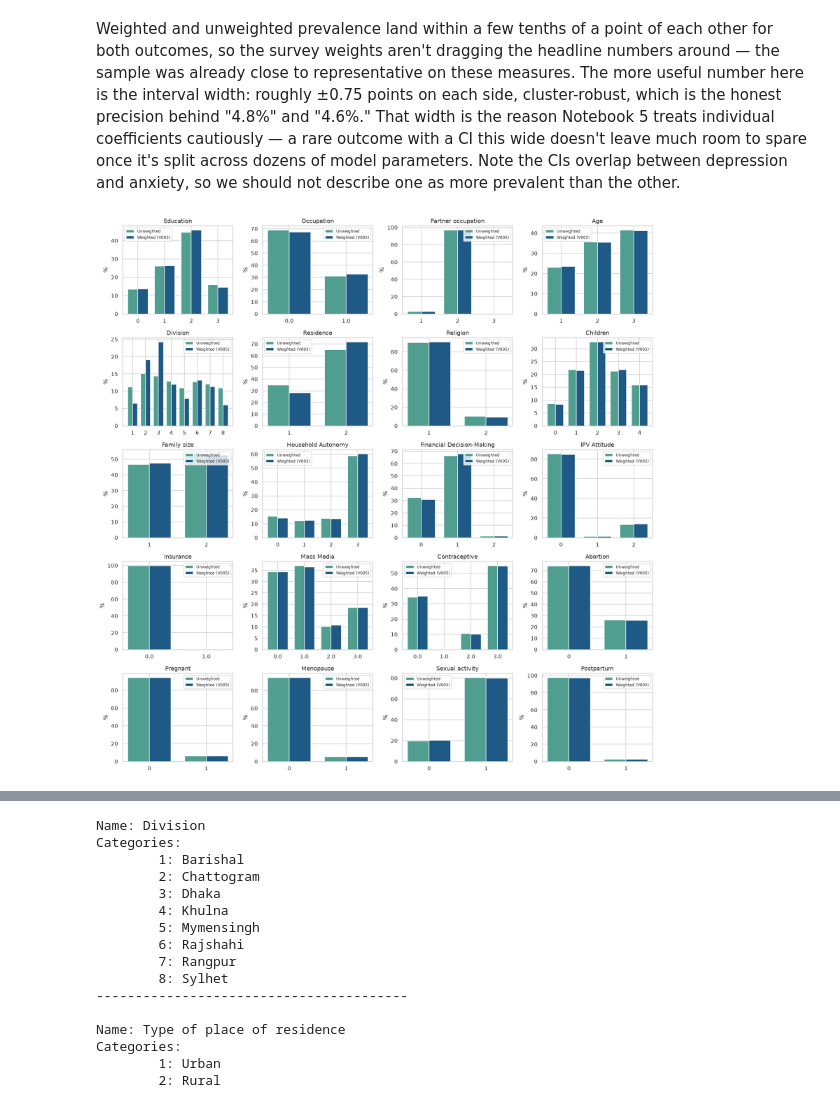
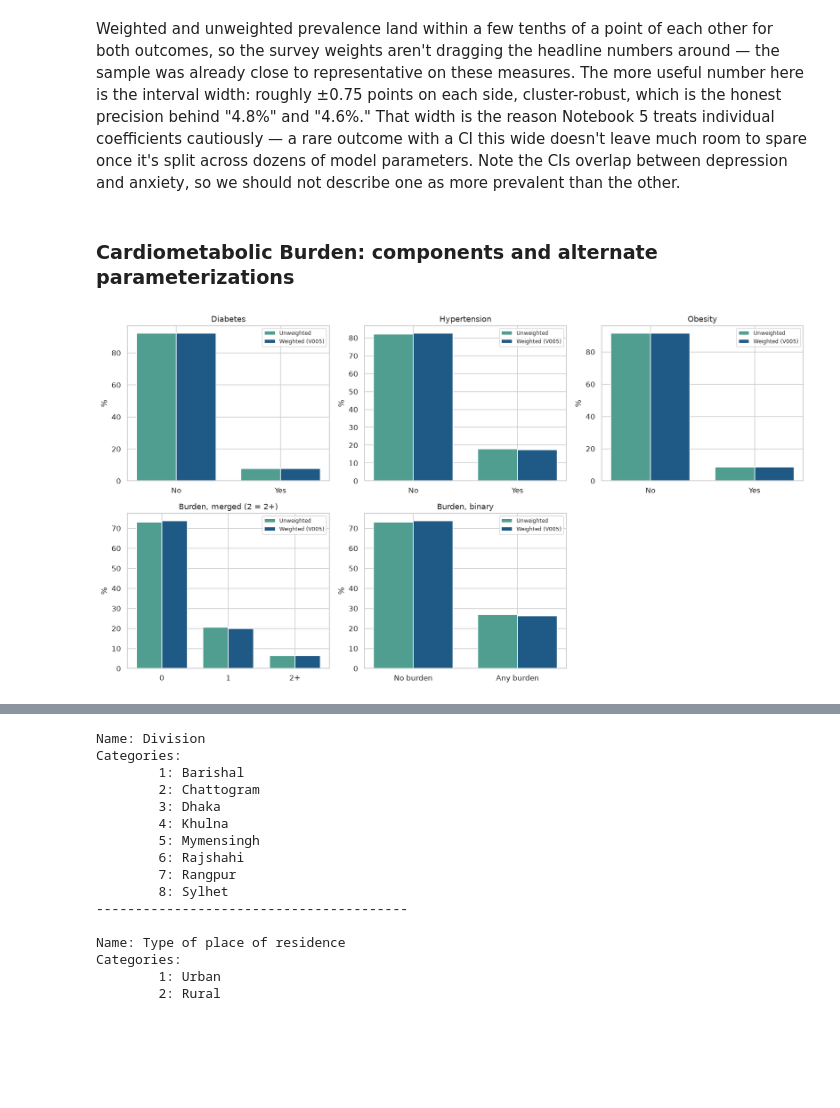
Before and after one commit to MdNadratanNaim/Cardiometabolic-Burden-as-Effect-Modifier, a Jupyter notebook: notebooks/4. Exploratory Data Analysis.ipynb, the cells around one changed output, grey strips where cells are left out. Saved outputs shown, nothing was run; the diff lists cells and outputs as text; code cells hidden in the pictures; blank space fills up the shorter version.

```diff
--- a/notebooks/4. Exploratory Data Analysis.ipynb
+++ b/notebooks/4. Exploratory Data Analysis.ipynb
@@ -282,15 +293,17 @@ Anxiety: unweighted 4.5%  |  weighted 4.6%  (95% CI 3.8%-5.3%, cluster-robust by
 # %% [markdown]
 Weighted and unweighted prevalence land within a few tenths of a point of each other for both outcomes, so the survey weights aren't dragging the headline numbers around — the sample was already close to representative on these measures. The more useful number here is the interval width: roughly ±0.75 points on each side, cluster-robust, which is the honest precision behind "4.8%" and "4.6%." That width is the reason Notebook 5 treats individual coefficients cautiously — a rare outcome with a CI this wide doesn't leave much room to spare once it's split across dozens of model parameters. Note the CIs overlap between depression and anxiety, so we should not describe one as more prevalent than the other.
-# %%
-confounders = ["Education", "Occupation", "Partner occupation", "Age", "Division", "Residence", "Religion", "Children", "Family size", "Household Autonomy", "Financial Decision-Making", "IPV Attitude", "Insurance", "Mass Media", "Contraceptive", "Abortion", "Pregnant", "Menopause", "Sexual activity", "Postpartum"]
-
-fig, axes = plt.subplots(5, 4, figsize=(16, 16))
-axes = axes.flatten()
-for i, col in enumerate(confounders):
-    compare_bar(df, col, axes[i], col)
-for j in range(len(confounders), len(axes)):
-    axes[j].axis("off")
-plt.tight_layout()
-plt.show()
-# %% [output]
-[figure, removed]
+# %% [markdown]
+### Cardiometabolic Burden: components and alternate parameterizations
+# %%
+fig, axes = plt.subplots(2, 3, figsize=(15, 8))
+axes = axes.flatten()
+compare_bar(df, "Diabetes", axes[0], "Diabetes", {0: "No", 1: "Yes"})
+compare_bar(df, "Hypertension", axes[1], "Hypertension", {0: "No", 1: "Yes"})
+compare_bar(df, "Obesity", axes[2], "Obesity", {0: "No", 1: "Yes"})
+compare_bar(df, "Cardiometabolic Burden Merged", axes[3], "Burden, merged (2 = 2+)", {0: "0", 1: "1", 2: "2+"})
+compare_bar(df, "Cardiometabolic Burden Binary", axes[4], "Burden, binary", {0: "No burden", 1: "Any burden"})
+axes[5].axis("off")
+plt.tight_layout()
+plt.show()
+# %% [output]
+[figure, added]
```
Also changed, not shown: parts of 26 cells of this notebook.
